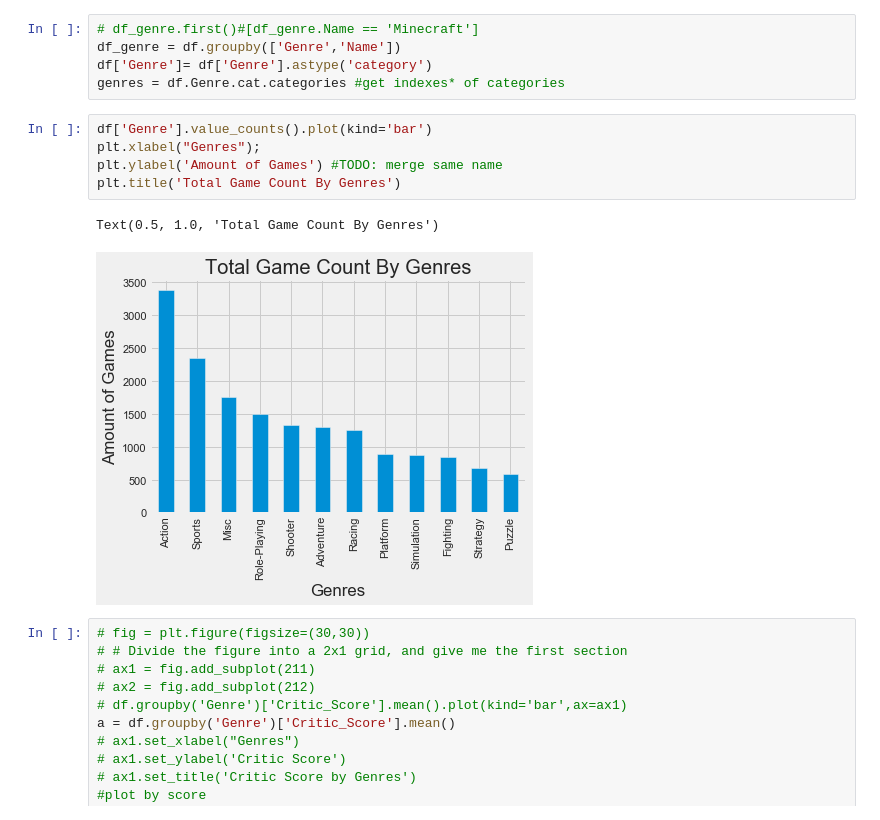
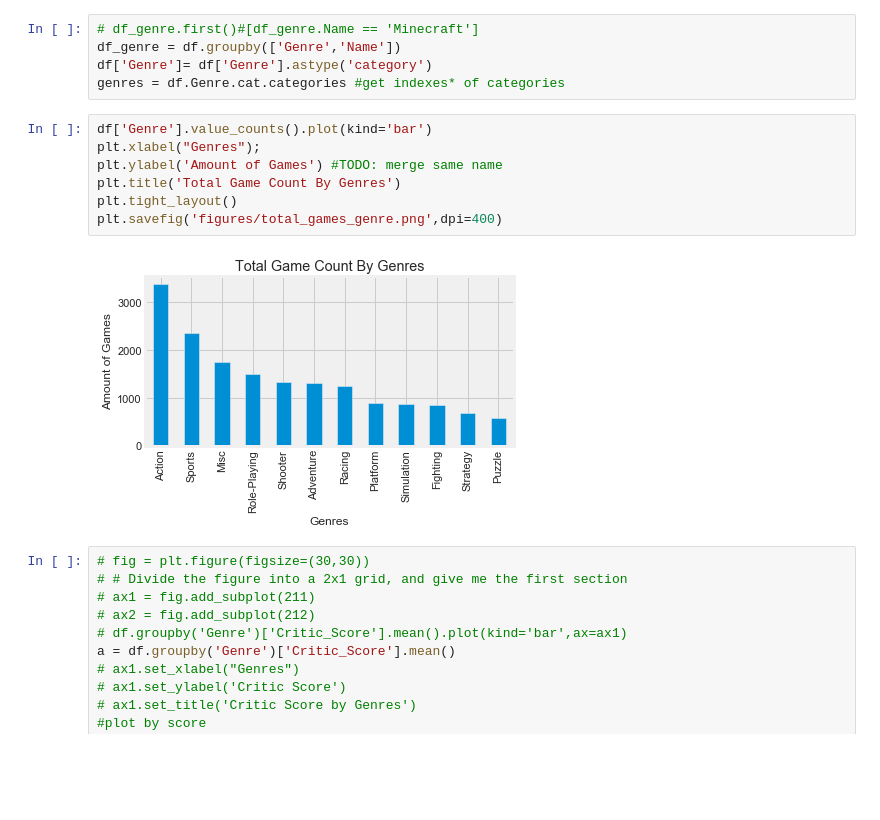
Before and after one commit to Noixas/DataMadness-2020-Video-Games-Sales-2019, a Jupyter notebook: datamadness.ipynb, the cells around one changed output. Saved outputs shown, nothing was run; the diff lists cells and outputs as text; blank space fills up the shorter version.

Commit message:
Finally done? #killme Saved plots

```diff
--- a/datamadness.ipynb
+++ b/datamadness.ipynb
@@ -147,11 +144,12 @@ genres = df.Genre.cat.categories #get indexes* of categories
 # %%
 df['Genre'].value_counts().plot(kind='bar')
 plt.xlabel("Genres");
 plt.ylabel('Amount of Games') #TODO: merge same name
 plt.title('Total Game Count By Genres')
+plt.tight_layout()
+plt.savefig('figures/total_games_genre.png',dpi=400)
 # %% [output]
-Text(0.5, 1.0, 'Total Game Count By Genres')
-[figure, old version]
+[figure, new version]
 # %%
 # fig = plt.figure(figsize=(30,30))
 # # Divide the figure into a 2x1 grid, and give me the first section
```
Also changed, not shown: parts of 12 cells of this notebook, 7 other files.
